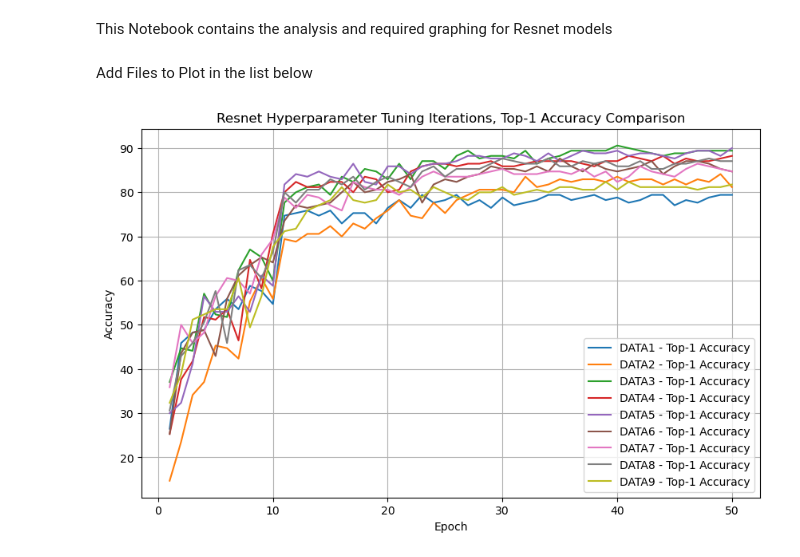
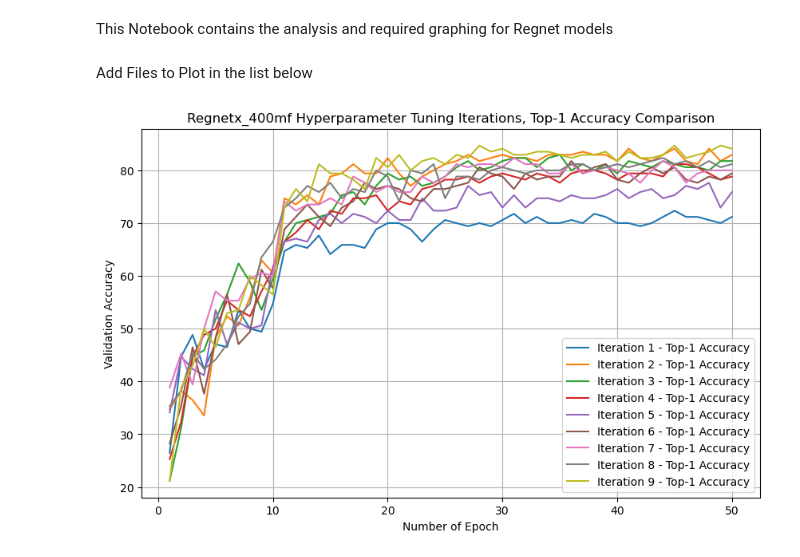
Before and after one commit to BhatiaDivtej/CNN-Flower-Classification, a Jupyter notebook: analysis/regnet/Tuned/regnetx_400mf_b32x8/regnetx_400mf_analysis.ipynb, the cells around one changed output. Cells and saved outputs as stored; diff of their text form; code cells hidden in the pictures.

```diff
--- a/analysis/regnet/Tuned/regnetx_400mf_b32x8/regnetx_400mf_analysis.ipynb
+++ b/analysis/regnet/Tuned/regnetx_400mf_b32x8/regnetx_400mf_analysis.ipynb
@@ -1,5 +1,5 @@
 # %% [markdown]
-This Notebook contains the analysis and required graphing for Resnet models
+This Notebook contains the analysis and required graphing for Regnet models
 # %%
 import re
 import matplotlib.pyplot as plt
@@ -25,7 +25,7 @@ def parse_log(log_file):
     return epochs, top1_accuracy, top5_accuracy
 
 def plot_performance(epochs, accuracy, model_name, metric, iteration):
-    plt.plot(epochs, accuracy, label=f'{model_name} - {metric}')
+    plt.plot(epochs, accuracy, label=f'{iteration} - {metric}')
 
 # List of log files
 log_files = ['data1.log',
@@ -41,19 +41,19 @@ log_files = ['data1.log',
 # %%
 # Plotting Top-1 Accuracy
 plt.figure(figsize=(10, 6))  # Adjust figure size as needed
 for i, log_file in enumerate(log_files):
     epochs, top1_accuracy, _ = parse_log(log_file)
     model_name = log_file.split('.')[0].upper()  # Extract model name from file name
     plot_performance(epochs, top1_accuracy, model_name, 'Top-1 Accuracy', f'Iteration {i+1}')
 
-plt.xlabel('Epoch')
-plt.ylabel('Accuracy')
-plt.title('Resnet Hyperparameter Tuning Iterations, Top-1 Accuracy Comparison')
+plt.xlabel('Number of Epoch')
+plt.ylabel('Validation Accuracy')
+plt.title('Regnetx_400mf Hyperparameter Tuning Iterations, Top-1 Accuracy Comparison')
 plt.legend()
 plt.grid(True)
 plt.show()
 # %% [output]
-[figure, old version]
+[figure, new version]
 # %%
 # Plotting Top-5 Accuracy
 plt.figure(figsize=(10, 6))  # Adjust figure size as needed
```
Also changed, not shown: parts of 1 cell of this notebook, 6 other files.
